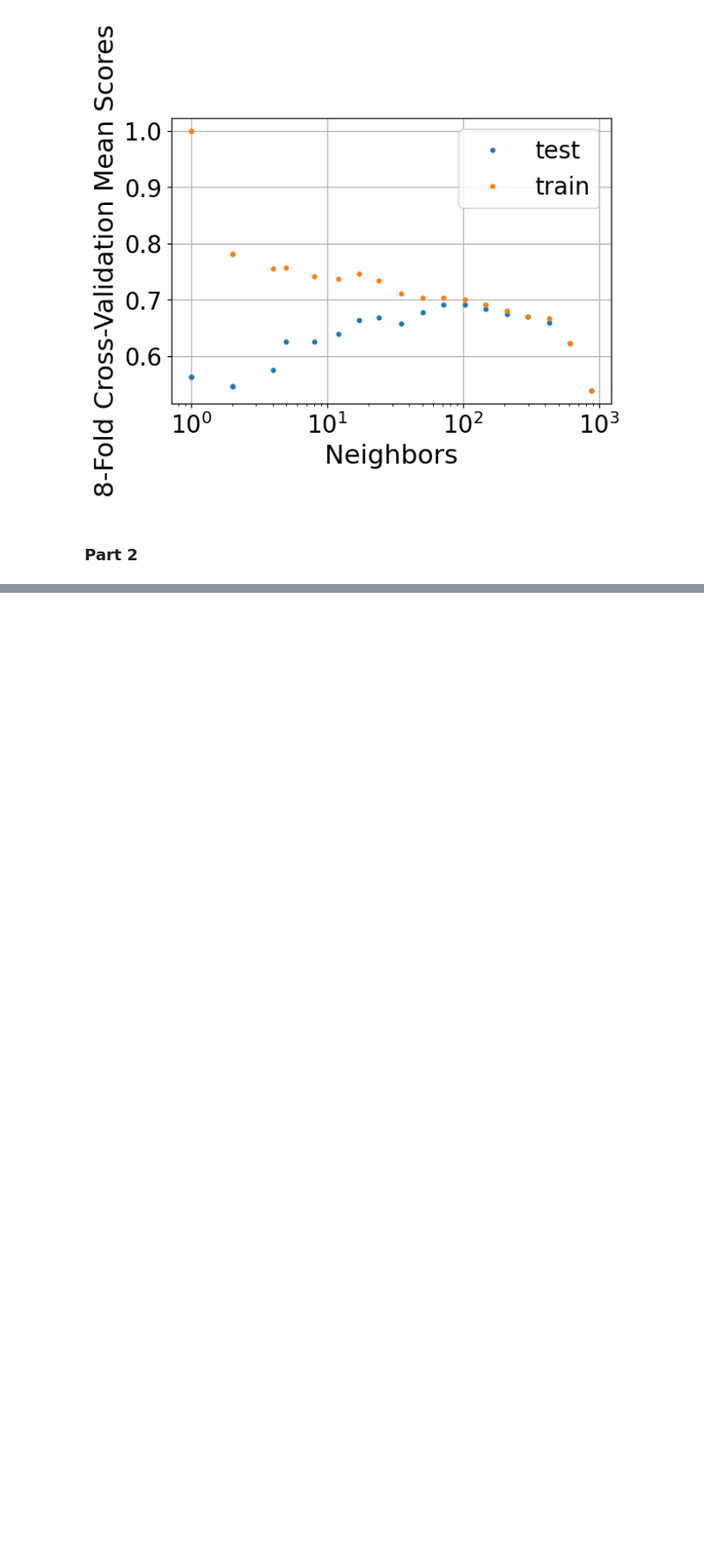
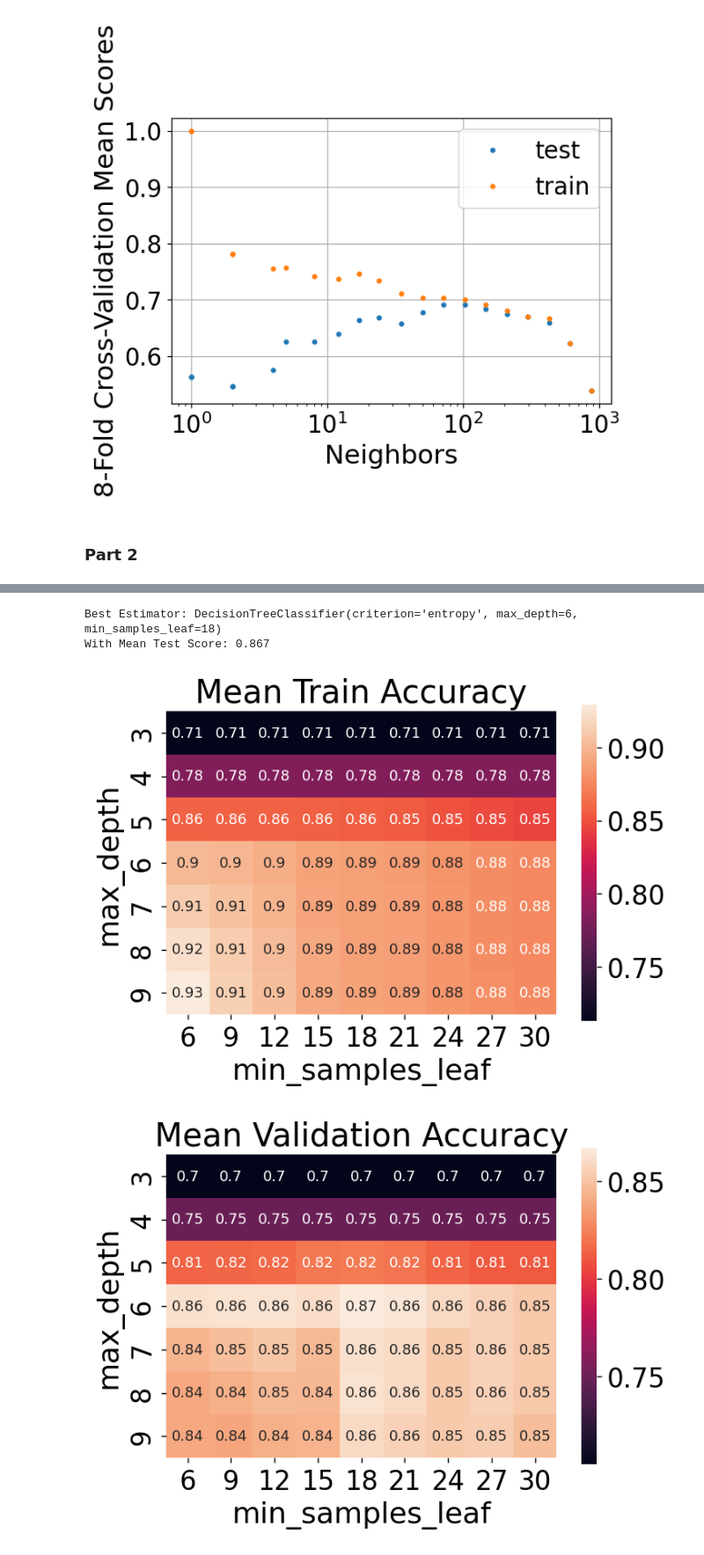
Before and after one commit to FlipperCoin/intro-to-ml, a Jupyter notebook: major_hw2/major_hw2.ipynb, the cells around one changed output, grey strips where cells are left out. Shown at 88% size. Saved outputs shown, nothing was run; the diff lists cells and outputs as text; code cells hidden in the pictures; blank space fills up the shorter version.

```diff
--- a/major_hw2/major_hw2.ipynb
+++ b/major_hw2/major_hw2.ipynb
@@ -218,0 +208,37 @@ plot_tree(id3, filled=True, )
+# %%
+# Q8 - learn
+
+from sklearn.model_selection import GridSearchCV
+
+max_depth_space = [3, 4, 5, 6, 7, 8, 9]
+min_samples_leaf_space = [6, 9, 12, 15, 18, 21, 24, 27, 30]
+folds = 8
+gs = GridSearchCV(DecisionTreeClassifier(criterion='entropy'), param_grid={'max_depth': max_depth_space, 'min_samples_leaf': min_samples_leaf_space}, cv=folds, return_train_score=True)
+
+gs.fit(Xtrain, Ytrain)
+cv_results = pd.DataFrame(gs.cv_results_)
+
+mean_train_score = cv_results.pivot_table(values='mean_train_score', index='param_max_depth', columns='param_min_samples_leaf')
+mean_test_score = cv_results.pivot_table(values='mean_test_score', index='param_max_depth', columns='param_min_samples_leaf')
+# %%
+# Q8 - plot
+
+print(f"Best Estimator: {gs.best_estimator_}")
+print(f"With Mean Test Score: {gs.best_score_}")
+plt.figure(dpi=130)
+sns.heatmap(mean_train_score, square=True, annot=True)
+plt.xlabel('min_samples_leaf')
+plt.ylabel('max_depth')
+plt.title('Mean Train Accuracy')
+plt.show()
+plt.figure(dpi=130)
+sns.heatmap(mean_test_score, square=True, annot=True)
+plt.xlabel('min_samples_leaf')
+plt.ylabel('max_depth')
+plt.title('Mean Validation Accuracy')
+plt.show()
+# %% [output]
+Best Estimator: DecisionTreeClassifier(criterion='entropy', max_depth=6, min_samples_leaf=18)
+With Mean Test Score: 0.867
+[figure, added]
+[figure, added]
```
Also changed, not shown: parts of 3 cells of this notebook, 1 other file.
